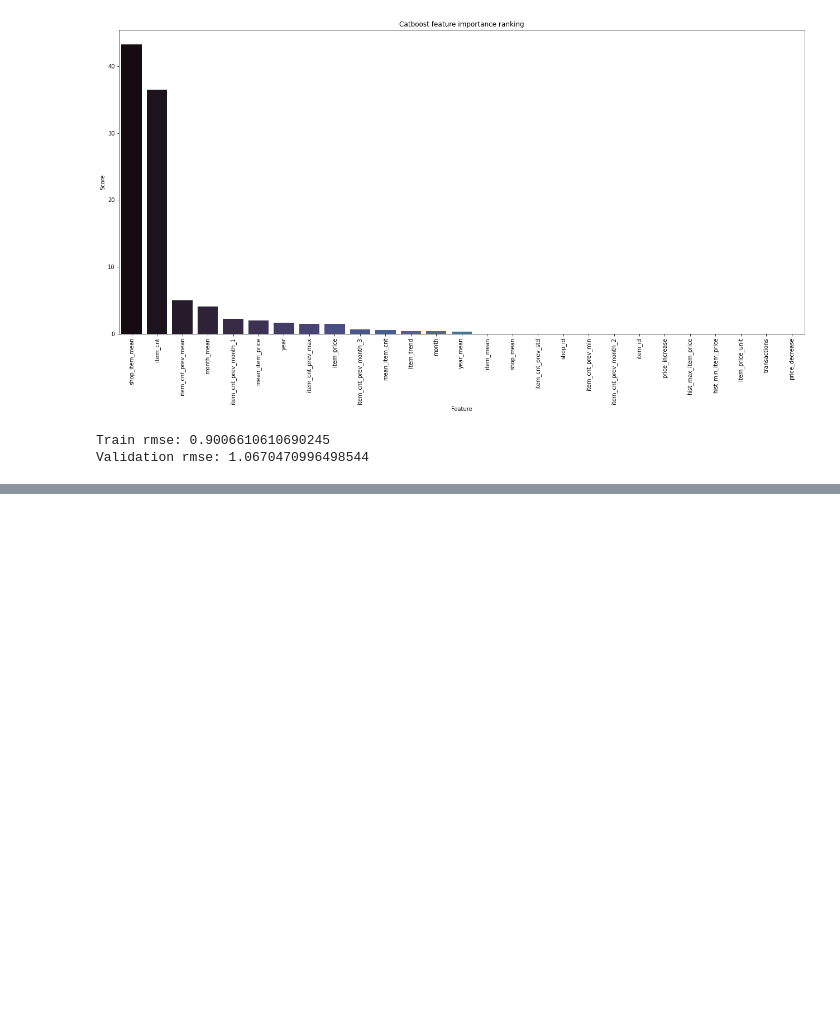
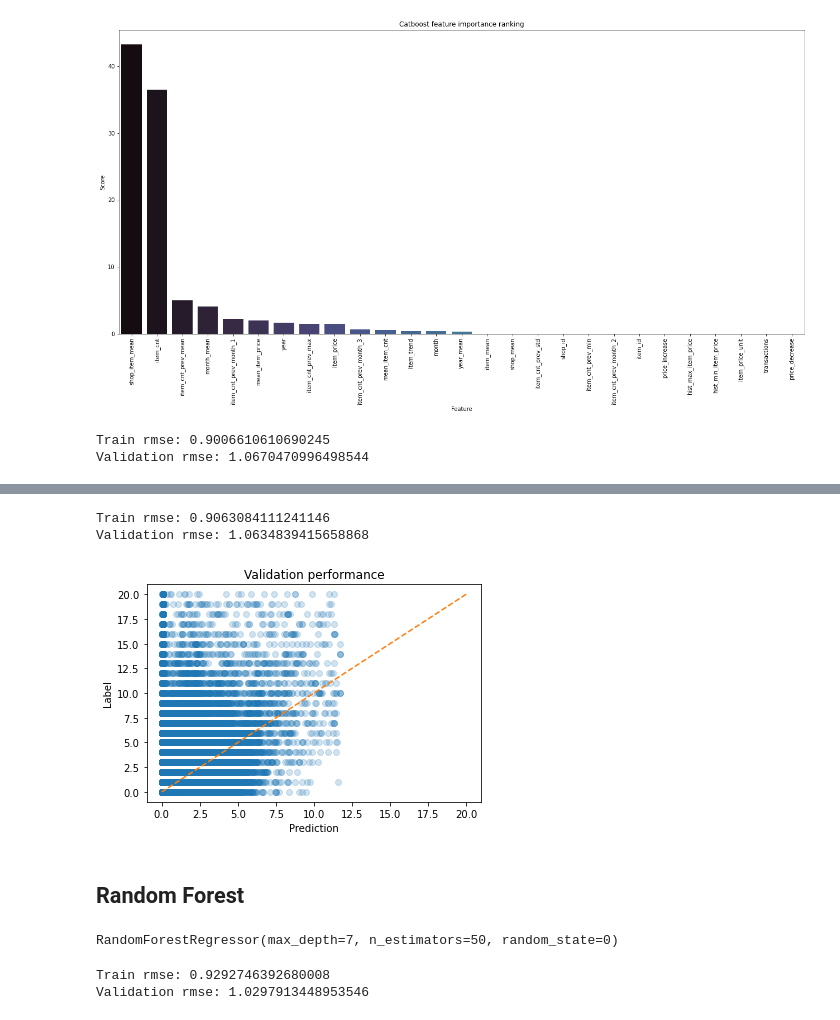
Before and after one commit to aitor-perez/kaggle, a Jupyter notebook: future-sales/time-series.ipynb, the cells around one changed output, grey strips where cells are left out. Saved outputs shown, nothing was run; the diff lists cells and outputs as text; code cells hidden in the pictures; blank space fills up the shorter version.

```diff
--- a/future-sales/time-series.ipynb
+++ b/future-sales/time-series.ipynb
@@ -346,0 +401,16 @@ We are now ready to submit our predictions. To avoid repeating the training with
+# %%
+xgb_train_pred = xgb_model.predict(xgb_train)
+xgb_val_pred = xgb_model.predict(xgb_val)
+xgb_test_pred = xgb_model.predict(xgb_test)
+# %%
+print('Train rmse:', np.sqrt(mean_squared_error(y_train, xgb_train_pred)))
+print('Validation rmse:', np.sqrt(mean_squared_error(y_validation, xgb_val_pred)))
+# %% [output]
+Train rmse: 0.9063084111241146
+Validation rmse: 1.0634839415658868
+# %%
+plot_model_performance(xgb_val_pred, y_validation, 'Validation performance')
+# %% [output]
+[figure, added]
+# %% [markdown]
+## Random Forest
@@ -346,0 +423,5 @@ We are now ready to submit our predictions. To avoid repeating the training with
+# %%
+rf_model = RandomForestRegressor(n_estimators=50, max_depth=7, random_state=0)
+rf_model.fit(rf_train, y_train)
+# %% [output]
+RandomForestRegressor(max_depth=7, n_estimators=50, random_state=0)
@@ -346,0 +432,6 @@ We are now ready to submit our predictions. To avoid repeating the training with
+# %%
+print('Train rmse:', np.sqrt(mean_squared_error(y_train, rf_train_pred)))
+print('Validation rmse:', np.sqrt(mean_squared_error(y_validation, rf_val_pred)))
+# %% [output]
+Train rmse: 0.9292746392680008
+Validation rmse: 1.0297913448953546
```
Also changed, not shown: parts of 58 cells of this notebook, 7 other files.
